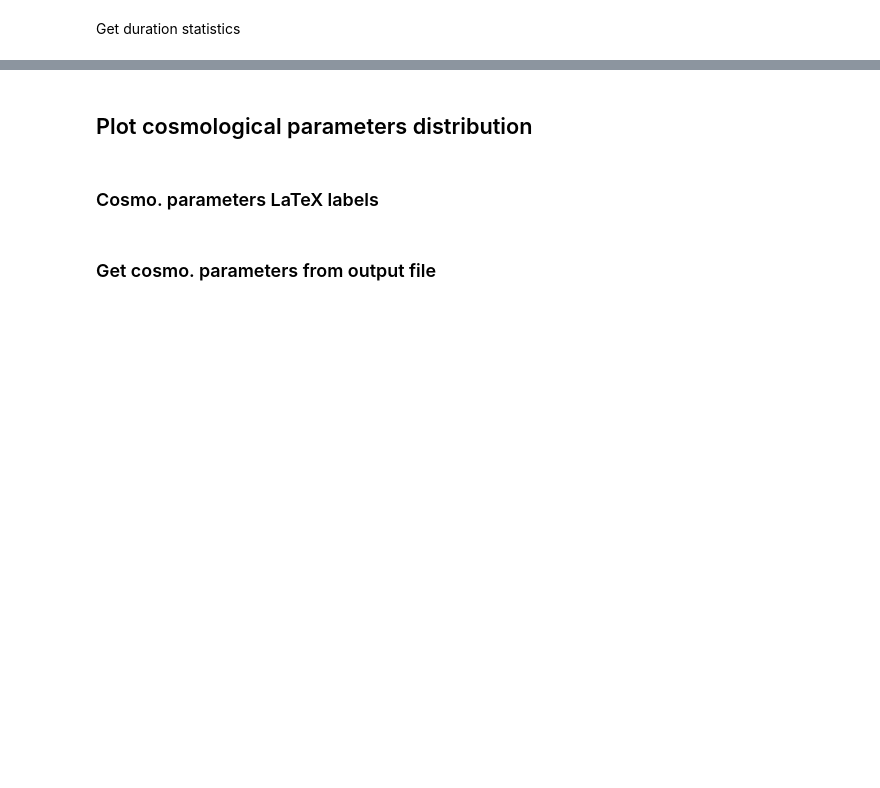
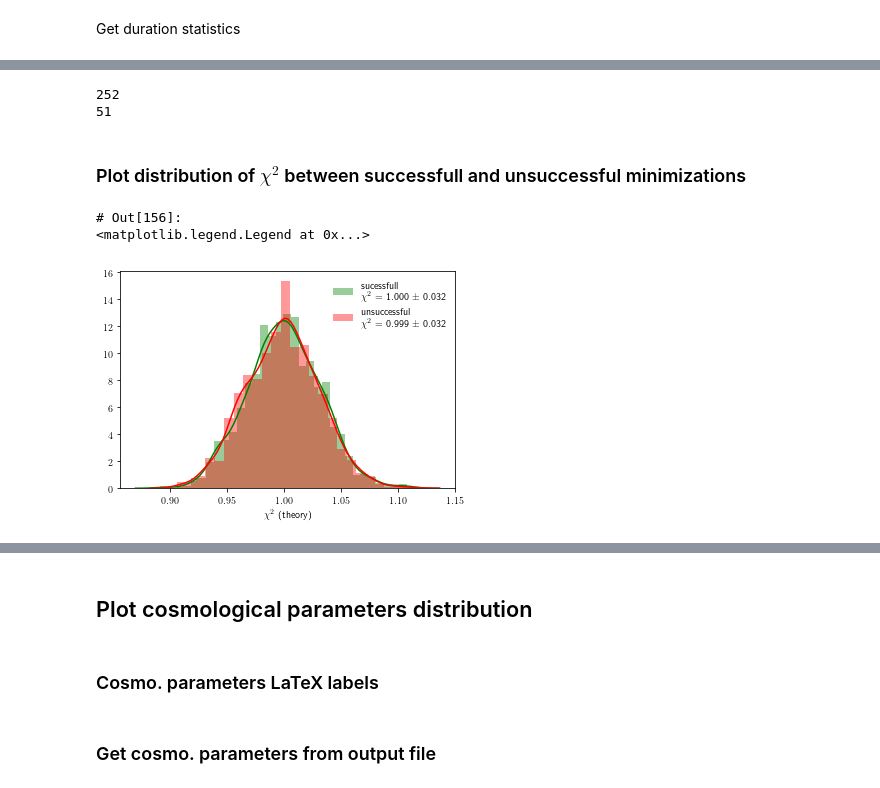
Before and after one commit to xgarrido/beyondCV, a Jupyter notebook: notebooks/beyondCV_analysis.ipynb, the cells around one changed output, grey strips where cells are left out. Drawn from its saved outputs; the diff is of its cells as text; code cells hidden in the pictures; blank space fills up the shorter version.

```diff
--- a/notebooks/beyondCV_analysis.ipynb
+++ b/notebooks/beyondCV_analysis.ipynb
@@ -16,27 +16,31 @@ Parse `qsub` output files
 # %%
 import os, glob
 
-path =r"/home/garrido/Workdir/CMB/analysis/beyondCV/script"
+path =r"/home/garrido/Workdir/CMB/analysis/beyondCV/script/ell_50_2000"
 all_files = glob.glob(os.path.join(path, "*.o*"))
 
 chi2_theory = []
-chi2_start  = []
+chi2_begin  = []
+chi2_end    = []
 success     = []
 surveys     = []
 start_time  = []
 stop_time   = []
+seeds       = []
 
 def date2time(line):
-    import pandas as pd
     time = line.split(" ", maxsplit=3)[-1]
     time = time[:-5].strip()
     return pd.to_datetime(time, format="%c")
 
 for f in all_files:
-    find_start = False
+    find_begin = False
     success += [False]
+    chi2_end += [0]
     with open(f) as stream:
         for line in stream:
+            if "DEBUG: seed" in line:
+                seeds += [line.split("=")[1].strip()]
             if "DEBUG: survey" in line:
                 survey = line.split("=")[1].strip()
                 if survey == "SO" or survey == "P":
@@ -45,9 +49,11 @@ for f in all_files:
             if "chi2(theo)/ndf" in line:
                 if survey in line:
                     chi2_theory += [float(line.split("=")[1].strip())]
-            if "chi2/ndf" in line and not find_start:
-                chi2_start += [float(line.split("=")[1].strip())]
-                find_start = True
+            if "chi2/ndf" in line:
+                if not find_begin:
+                    chi2_begin += [float(line.split("=")[1].strip())]
+                    find_begin = True
+                chi2_end[-1] = float(line.split("=")[1].strip())
             if "Finished succesfully." in line:
                 success[-1] = True
             if "Started on" in line:
@@ -60,11 +64,12 @@ INFO: Read 101 files
 # %% [markdown]
 Convert `list` into `pandas.DataFrame`
 # %%
-import numpy as np
-import pandas as pd
 df = pd.DataFrame({"duration": np.array(stop_time)-np.array(start_time),
                    "chi2_theory": chi2_theory,
-                   "chi2_start": chi2_start,
-                   "success": success})
+                   "chi2_begin": chi2_begin,
+                   "chi2_end": chi2_end,
+                   "success": success,
+                   "survey": surveys}, index=np.array(seeds, dtype=np.uint))
+df.sort_index(inplace=True)
 df.head()
 # %% [output]
@@ -96,0 +124,8 @@ Name: duration, dtype: object
+# %%
+print(np.sum((dff.top == True) & (dff.freq == 3)))
+print(np.sum((dff.top == False) & (dff.freq == 3)))
+# %% [output]
+252
+51
+# %% [markdown]
+### Plot distribution of $\chi^2$ between successfull and unsuccessful minimizations
@@ -96,0 +134,11 @@ Name: duration, dtype: object
+# %%
+tmpl="{}\n$\chi^2$ = {:.3f} $\pm$ {:.3f}"
+df1 = df.chi2_theory[df.success]
+df2 = df.chi2_theory[~df.success]
+sb.distplot(df1, label=tmpl.format("sucessfull",np.mean(df1),np.std(df1)), color="green", axlabel=r"$\chi^2$ (theory)")
+sb.distplot(df2, label=tmpl.format("unsuccessful",np.mean(df2), np.std(df2)), color="red", axlabel=r"$\chi^2$ (theory)")
+plt.legend()
+# %% [output]
+# Out[156]:
+<matplotlib.legend.Legend at 0x...>
+[figure, added]
```
Also changed, not shown: parts of 32 cells of this notebook, 1 other file.
